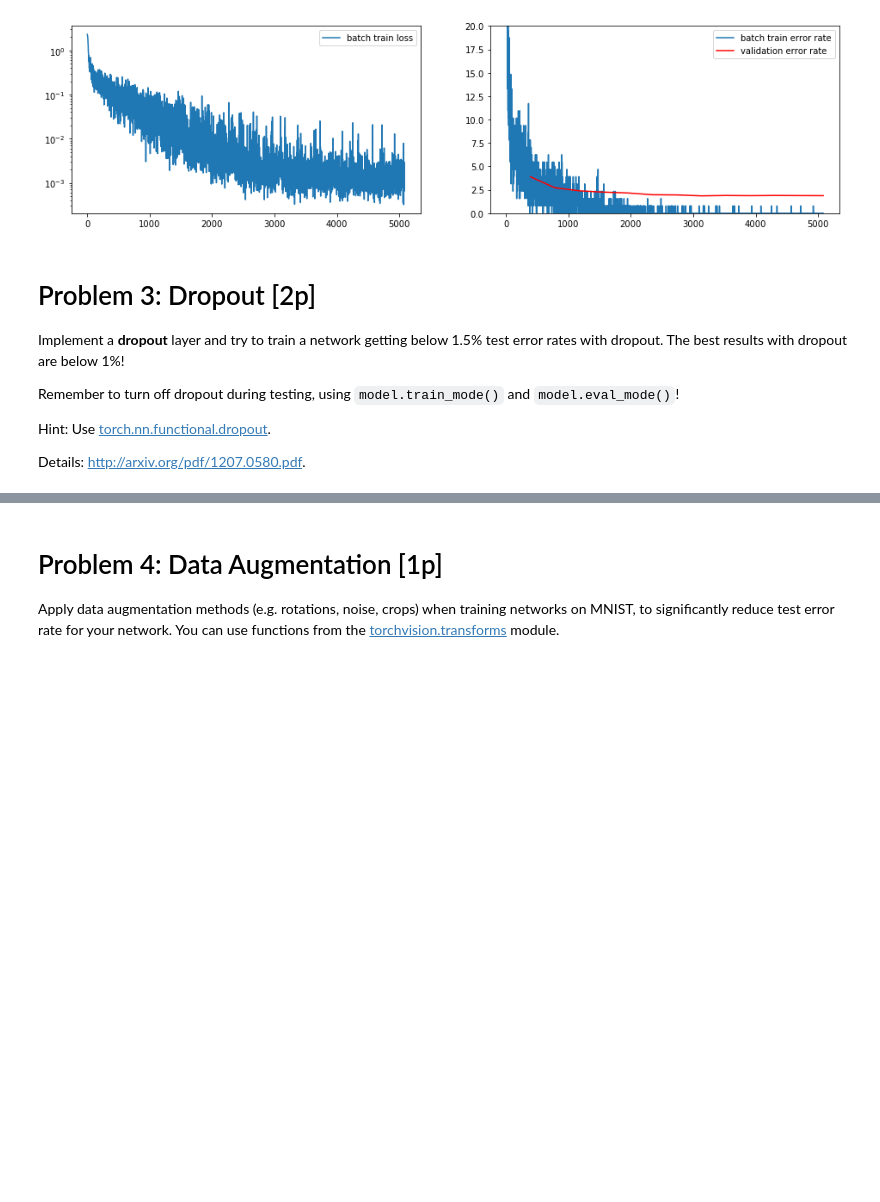
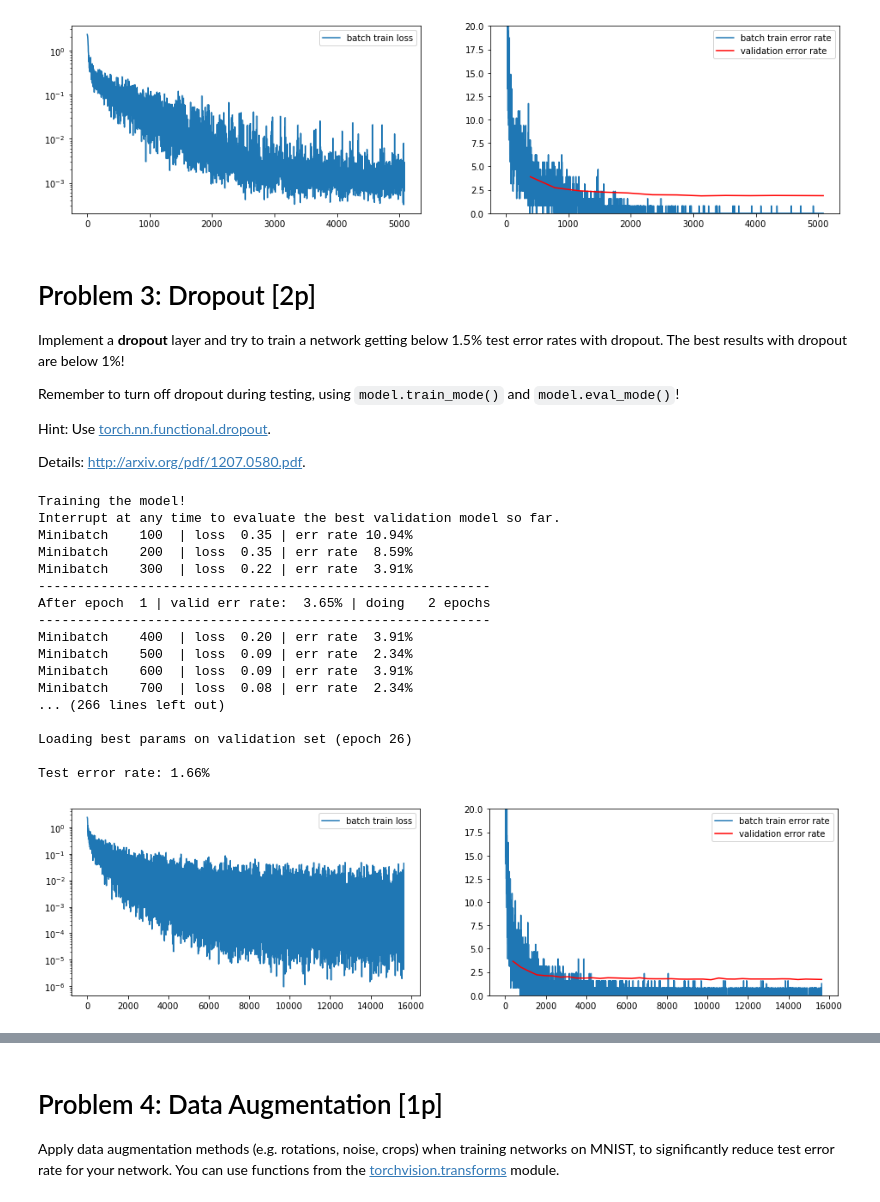
Before and after one commit to wfica/neural_networks, a Jupyter notebook: assignment4/Assignment4.ipynb, the cells around one changed output, grey strips where cells are left out. Cells and saved outputs as stored; diff of their text form; code cells hidden in the pictures; blank space fills up the shorter version.

```diff
--- a/assignment4/Assignment4.ipynb
+++ b/assignment4/Assignment4.ipynb
@@ -34,11 +34,13 @@ class Layer(object):
     def train_mode(self):
         """Put layer into training mode.
         """
+        self.training_mode = True
         pass
 
     def eval_mode(self):
         """Put layer into evalation mode.
         """
+        self.training_mode = False
         pass
 
     @property
@@ -76,6 +78,10 @@ class  ReLULayer(Layer):
 class SoftMaxLayer(Layer):
     def forward(self, x):
         return F.softmax(x)
+
+class DropOutLayer(Layer):
+    def forward(self, x):
+        return F.alpha_dropout(x, p= 0.25,  training=self.training_mode)
 # %%
 class FeedforwardNet(object):
     def __init__(self, layers):
@@ -243,7 +249,7 @@ def compute_error_rate(model, data_loader, cuda=False):
     return 100.0 * num_errs / num_examples
 
 def SGD(model, data_loaders, alpha=1e-4, num_epochs=1, patience_expansion=1.5,
-        log_every=100, cuda=False, learning_rate_decay = 1., momentum_rho = 0.95 , theta_lambda= 0.00001):
+        log_every=100, cuda=False, learning_rate_decay = 1., momentum_rho = 0.95 , theta_lambda= 0.00001, no_dropout = True):
     if cuda:
         for p in model.parameters:
             p.data = p.data.cuda()
@@ -324,7 +330,7 @@ def SGD(model, data_loaders, alpha=1e-4, num_epochs=1, patience_expansion=1.5,
                 best_epoch = epoch
                 best_val_err = val_err_rate
                 best_params = [p.clone().cpu() for p in model.parameters]
-            elif iter_ > 2000 * limit:
+            elif no_dropout and iter_ > 2000 * limit:
                 alpha0 = alpha0 / 2.
                 limit = limit + 1.
             m = "After epoch {0: >2} | valid err rate: {1: >5.2f}% | doing {2: >3} epochs" \
@@ -440,3 +446,50 @@ Remember to turn off dropout during testing, using `model.train_mode()` and `mod
 Hint: Use [torch.nn.functional.dropout](http://pytorch.org/docs/master/nn.html#torch.nn.functional.dropout).
 
 Details: http://arxiv.org/pdf/1207.0580.pdf.
+# %%
+model = FeedforwardNet([
+        AffineLayer(784,380),
+        ReLULayer(),
+        AffineLayer(380,100),
+        ReLULayer(),
+        AffineLayer(100,100),
+        ReLULayer(),
+        DropOutLayer(),
+        AffineLayer(100,10),
+        SoftMaxLayer()
+        ])
+model.train_mode()
+# Initialize parameters
+for p in model.parameters:
+    if p.name == 'W':
+        p.data.normal_(0, 0.05)
+        #p.data.uniform_(-0.1, 0.1)
+    elif p.name == 'b':
+        p.data.zero_()
+    else:
+        raise ValueError('Unknown parameter name "%s"' % p.name)
+
+# On lab computers you can set cuda=True !
+SGD(model, mnist_loaders, alpha=0.1, cuda=True, no_dropout=False)
+
+model.eval_mode()
+print "Test error rate: %.2f%%" % compute_error_rate(model, mnist_loaders['test'])
+# %% [output]
+Training the model!
+Interrupt at any time to evaluate the best validation model so far.
+Minibatch    100  | loss  0.35 | err rate 10.94%
+Minibatch    200  | loss  0.35 | err rate  8.59%
+Minibatch    300  | loss  0.22 | err rate  3.91%
+----------------------------------------------------------
+After epoch  1 | valid err rate:  3.65% | doing   2 epochs
+----------------------------------------------------------
+Minibatch    400  | loss  0.20 | err rate  3.91%
+Minibatch    500  | loss  0.09 | err rate  2.34%
+Minibatch    600  | loss  0.09 | err rate  3.91%
+Minibatch    700  | loss  0.08 | err rate  2.34%
+... (266 lines left out)
+
+Loading best params on validation set (epoch 26)
+
+Test error rate: 1.66%
+[figure, added]
```
Also changed, not shown: parts of 3 cells of this notebook.
